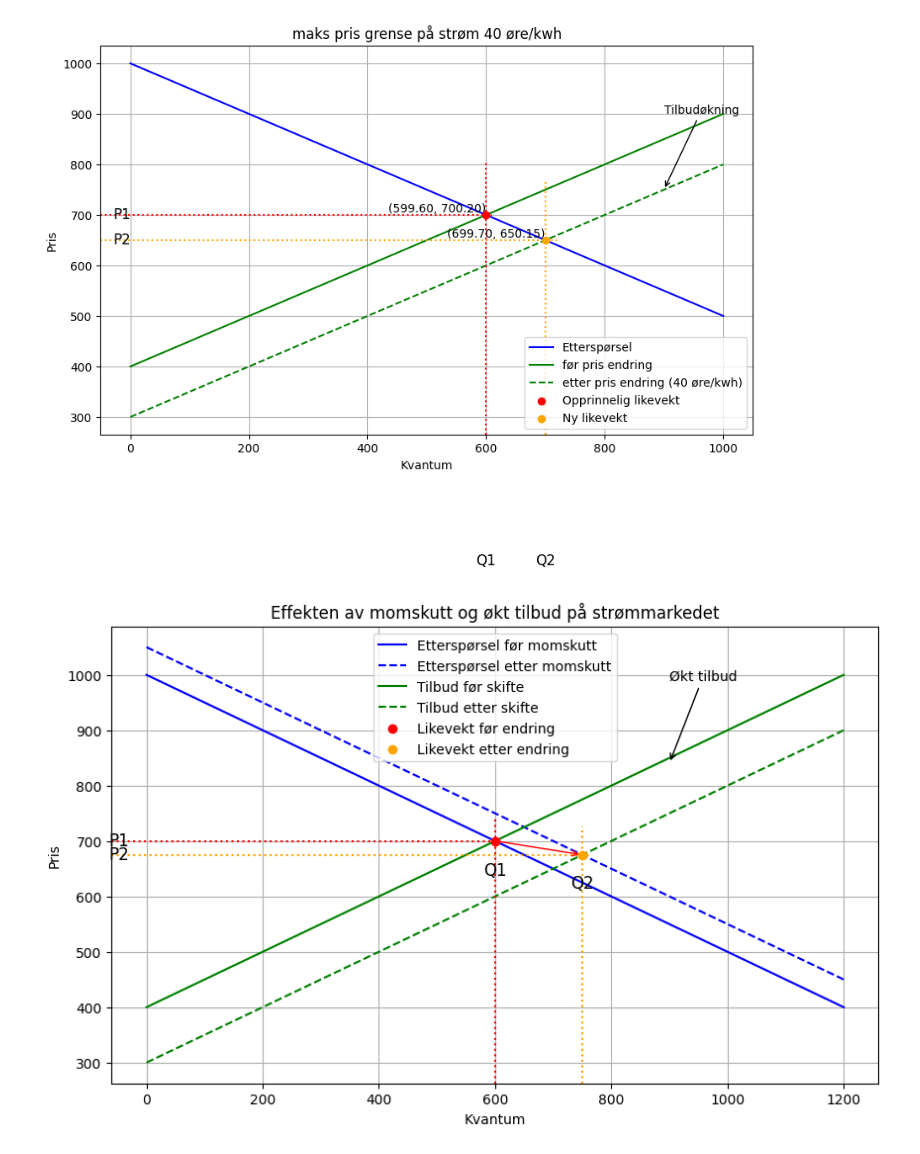
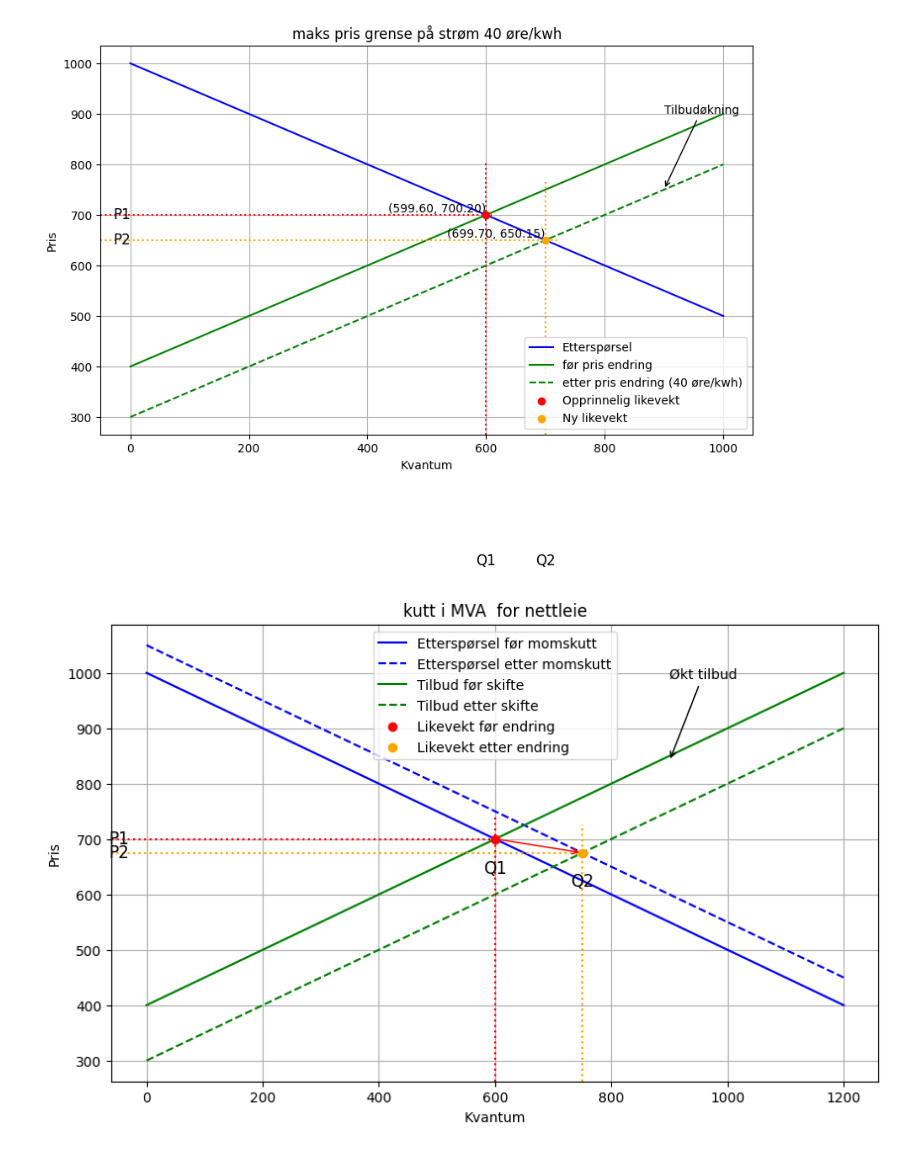
Before and after one commit to Rahmed707/sok-1006-mappe-oppgave, a Jupyter notebook: m1.ipynb, the cells around one changed output. Drawn from its saved outputs; the diff is of its cells as text; code cells hidden in the pictures.

```diff
--- a/m1.ipynb
+++ b/m1.ipynb
@@ -1210,32 +1210,32 @@ if kryss_kvantum_etter is not None:
 
 # Stiplede linjer for likevekter
 plt.axvline(x=kryss_kvantum_før, ymin=0, ymax=kryss_pris_før/1200, color='red', linestyle='dotted')
 plt.axhline(y=kryss_pris_før, xmin=0, xmax=kryss_kvantum_før/1200, color='red', linestyle='dotted')
 plt.axvline(x=kryss_kvantum_etter, ymin=0, ymax=kryss_pris_etter/1200, color='orange', linestyle='dotted')
 plt.axhline(y=kryss_pris_etter, xmin=0, xmax=kryss_kvantum_etter/1200, color='orange', linestyle='dotted')
 
 # Tekstetiketter
 plt.text(kryss_kvantum_før, kryss_pris_før * 0.9, 'Q1', verticalalignment='bottom', horizontalalignment='center', fontsize=12, color='black')
 plt.text(kryss_kvantum_etter, kryss_pris_etter * 0.9, 'Q2', verticalalignment='bottom', horizontalalignment='center', fontsize=12, color='black')
 plt.text(-30, kryss_pris_før, 'P1', verticalalignment='center', horizontalalignment='right', fontsize=12, color='black')
 plt.text(-30, kryss_pris_etter, 'P2', verticalalignment='center', horizontalalignment='right', fontsize=12, color='black')
 
 # Annotations for skifte i tilbudet
 plt.annotate("Økt tilbud", xy=(900, pris_tilbud_etter[900]), xytext=(900, pris_tilbud_før[900] + 50),
              arrowprops=dict(arrowstyle="->", color="black"), fontsize=10)
 
 # Piler mellom likevektene
 if kryss_kvantum_før is not None and kryss_kvantum_etter is not None:
     plt.annotate("", xy=(kryss_kvantum_etter, kryss_pris_etter),
                  xytext=(kryss_kvantum_før, kryss_pris_før),
                  arrowprops=dict(arrowstyle="->", color="red"))
 
 # Plot detaljer
 plt.xlabel('Kvantum')
 plt.ylabel('Pris')
-plt.title('Effekten av momskutt og økt tilbud på strømmarkedet')
+plt.title('kutt i MVA  for nettleie')
 plt.legend()
 plt.grid(True)
 plt.show()
 # %% [output]
-[figure, old version]
+[figure, new version]
```
Also changed, not shown: parts of 2 cells of this notebook.
